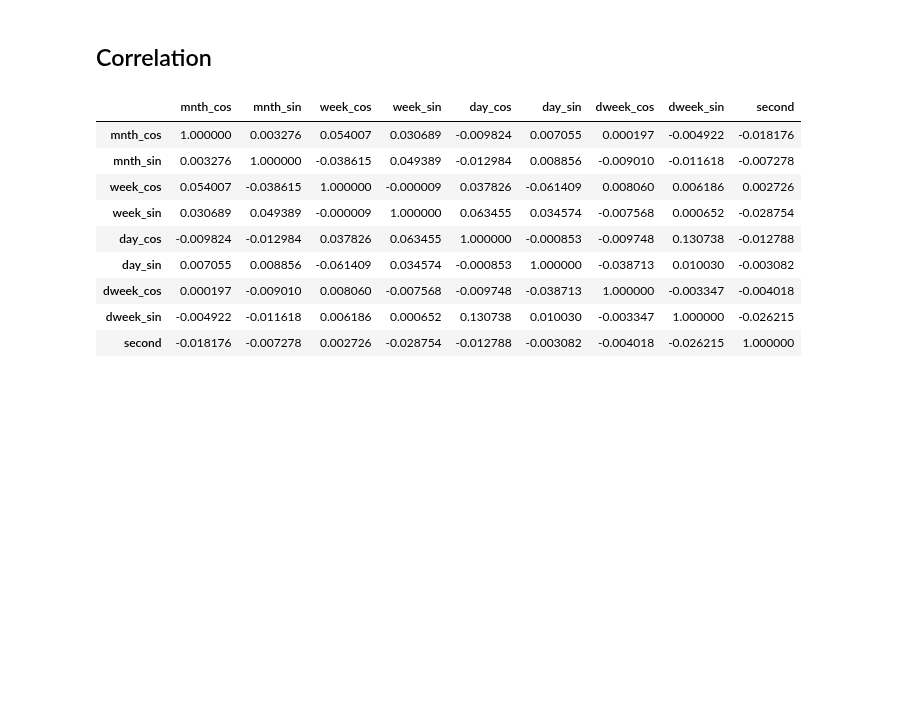
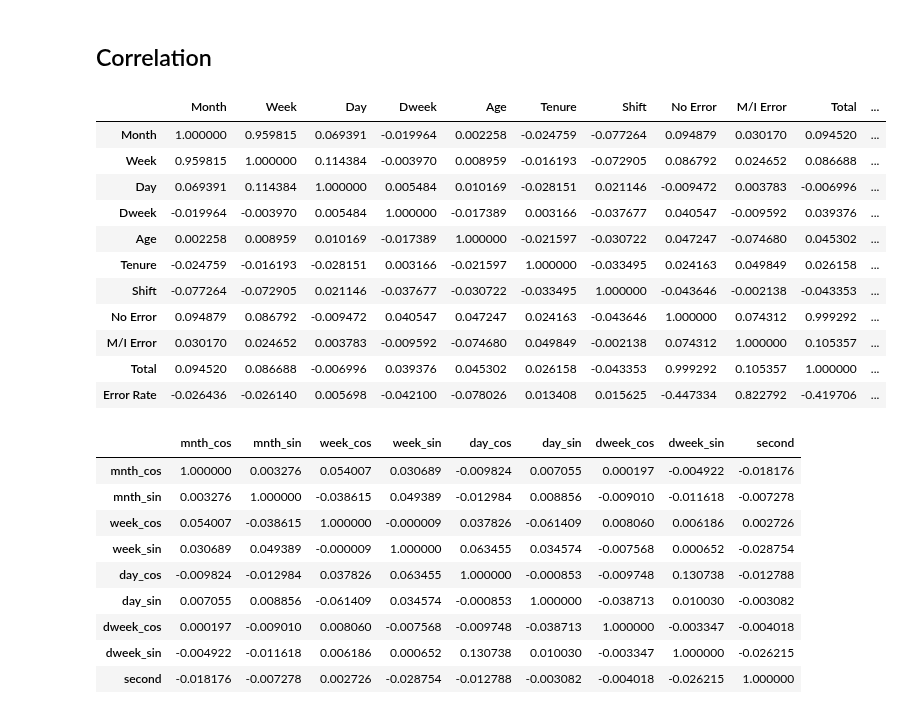
Before and after one commit to Jared-Caraan/Lotto_Analysis, a Jupyter notebook: Scripts/Correlation_Matrix.ipynb, the cells around one changed output. Cells and saved outputs as stored; diff of their text form; code cells hidden in the pictures; blank space fills up the shorter version.

```diff
--- a/Scripts/Correlation_Matrix.ipynb
+++ b/Scripts/Correlation_Matrix.ipynb
@@ -44,6 +113,21 @@ ax = df.plot.scatter('dweek_sin', 'dweek_cos').set_aspect('equal')
 [figure]
 # %% [markdown]
 ## Correlation
+# %%
+df_task.corr(method = 'spearman')
+# %% [output]
+|  | Month | Week | Day | Dweek | Age | Tenure | Shift | No Error | M/I Error | Total | ... |
+| Month | 1.000000 | 0.959815 | 0.069391 | -0.019964 | 0.002258 | -0.024759 | -0.077264 | 0.094879 | 0.030170 | 0.094520 | ... |
+| Week | 0.959815 | 1.000000 | 0.114384 | -0.003970 | 0.008959 | -0.016193 | -0.072905 | 0.086792 | 0.024652 | 0.086688 | ... |
+| Day | 0.069391 | 0.114384 | 1.000000 | 0.005484 | 0.010169 | -0.028151 | 0.021146 | -0.009472 | 0.003783 | -0.006996 | ... |
+| Dweek | -0.019964 | -0.003970 | 0.005484 | 1.000000 | -0.017389 | 0.003166 | -0.037677 | 0.040547 | -0.009592 | 0.039376 | ... |
+| Age | 0.002258 | 0.008959 | 0.010169 | -0.017389 | 1.000000 | -0.021597 | -0.030722 | 0.047247 | -0.074680 | 0.045302 | ... |
+| Tenure | -0.024759 | -0.016193 | -0.028151 | 0.003166 | -0.021597 | 1.000000 | -0.033495 | 0.024163 | 0.049849 | 0.026158 | ... |
+| Shift | -0.077264 | -0.072905 | 0.021146 | -0.037677 | -0.030722 | -0.033495 | 1.000000 | -0.043646 | -0.002138 | -0.043353 | ... |
+| No Error | 0.094879 | 0.086792 | -0.009472 | 0.040547 | 0.047247 | 0.024163 | -0.043646 | 1.000000 | 0.074312 | 0.999292 | ... |
+| M/I Error | 0.030170 | 0.024652 | 0.003783 | -0.009592 | -0.074680 | 0.049849 | -0.002138 | 0.074312 | 1.000000 | 0.105357 | ... |
+| Total | 0.094520 | 0.086688 | -0.006996 | 0.039376 | 0.045302 | 0.026158 | -0.043353 | 0.999292 | 0.105357 | 1.000000 | ... |
+| Error Rate | -0.026436 | -0.026140 | 0.005698 | -0.042100 | -0.078026 | 0.013408 | 0.015625 | -0.447334 | 0.822792 | -0.419706 | ... |
 # %%
 df.corr()
 # %% [output]
```
Also changed, not shown: parts of 6 cells of this notebook, 3 other files.
